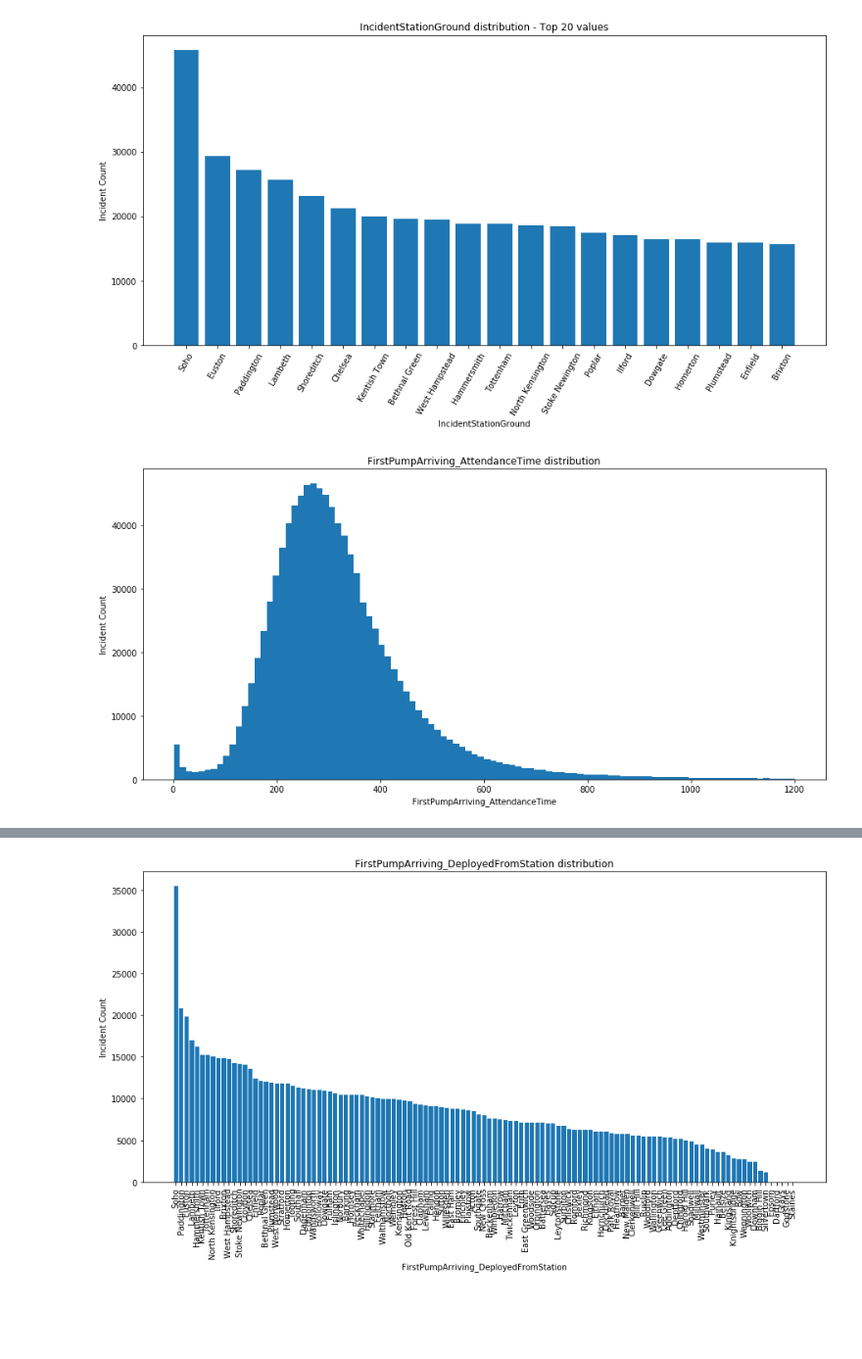
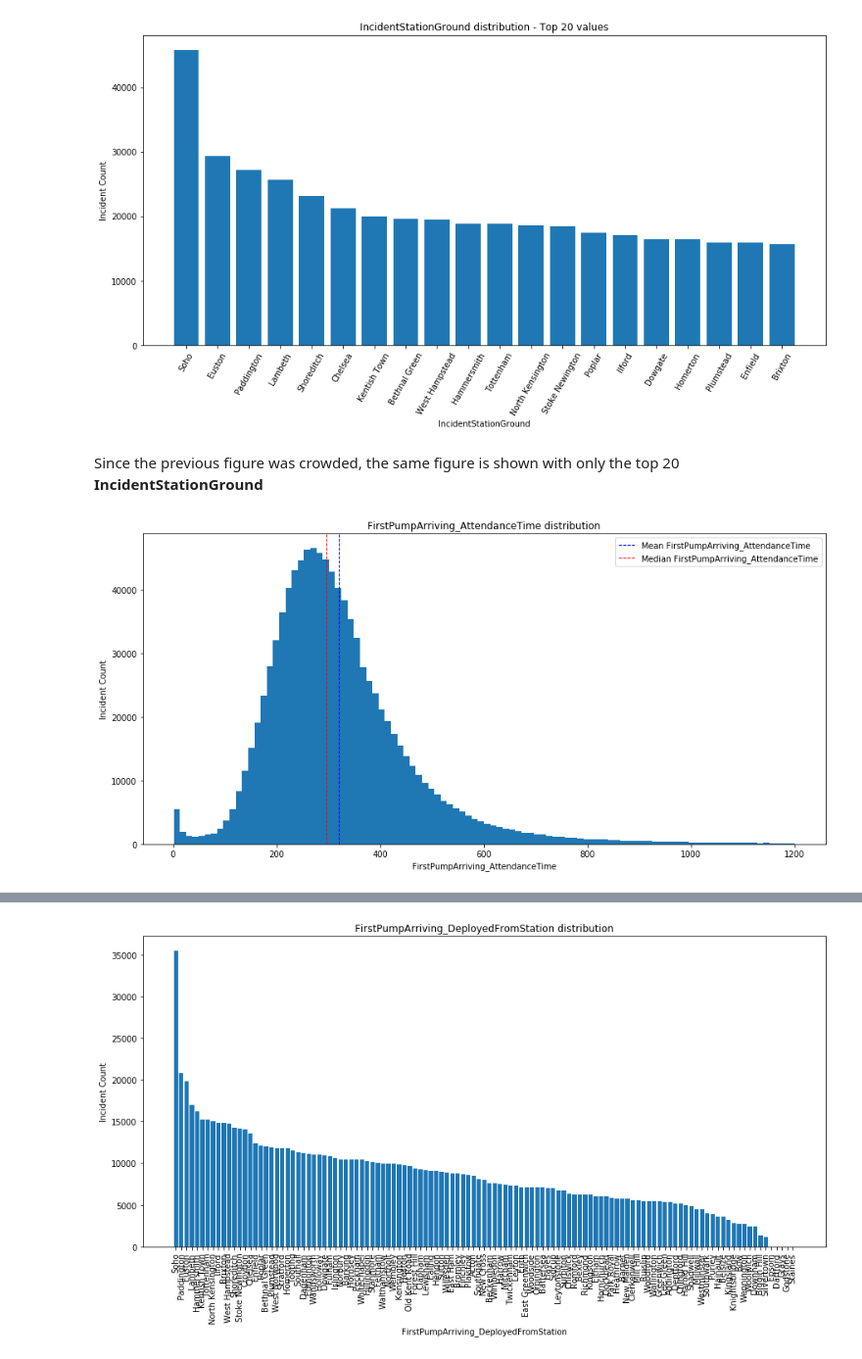
Before and after one commit to hlynurarni/Social-Data-Analysis-Final, a Jupyter notebook: Explainer Notebook.ipynb, the cells around one changed output, grey strips where cells are left out. Shown at 98% size. Drawn from its saved outputs; the diff is of its cells as text; code cells hidden in the pictures; blank space fills up the shorter version.

```diff
--- a/Explainer Notebook.ipynb
+++ b/Explainer Notebook.ipynb
@@ -381,7 +482,12 @@ simplePlottingFunction(df.IncidentStationGround, 'bar', True)
 plt.xticks(rotation=60);
 # %% [output]
 [figure]
-# %%
-simplePlottingFunction(df.FirstPumpArriving_AttendanceTime, 'hist', False);
-# %% [output]
-[figure, removed]
+# %% [markdown]
+Since the previous figure was crowded, the same figure is shown with only the top 20 **IncidentStationGround**
+# %%
+simplePlottingFunction(df.FirstPumpArriving_AttendanceTime, 'hist', False);
+plt.axvline(df.FirstPumpArriving_AttendanceTime.mean(), color='blue', linestyle='dashed', linewidth=1);
+plt.axvline(df.FirstPumpArriving_AttendanceTime.median(), color='red', linestyle='dashed', linewidth=1);
+plt.legend(['Mean FirstPumpArriving_AttendanceTime', 'Median FirstPumpArriving_AttendanceTime']);
+# %% [output]
+[figure, added]
```
Also changed, not shown: parts of 50 cells of this notebook, 1 other file.
